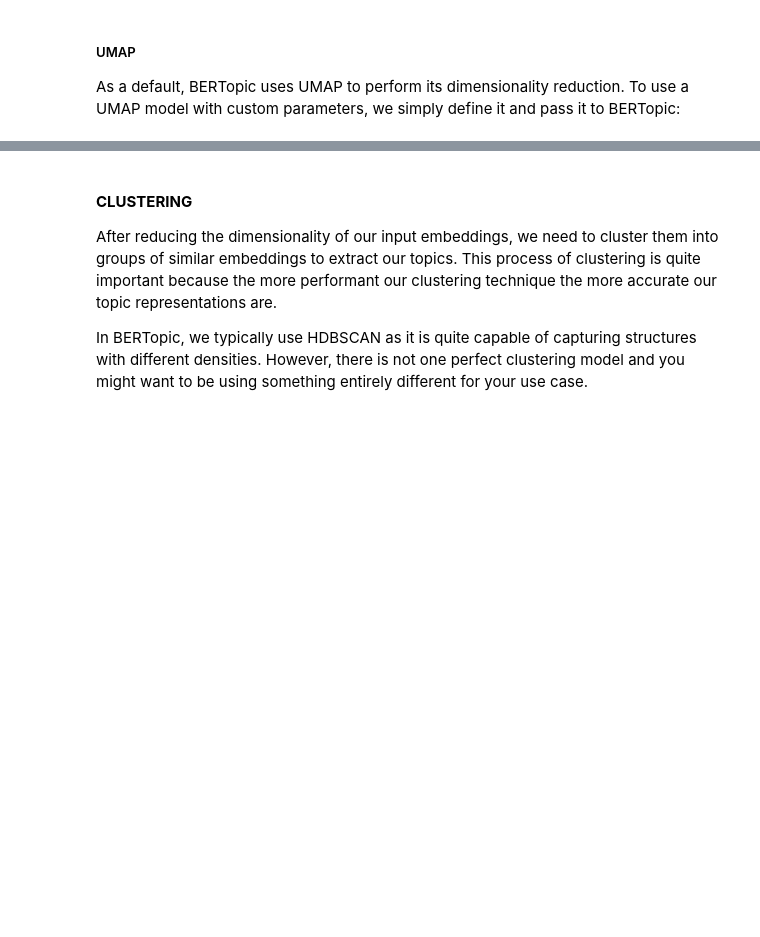
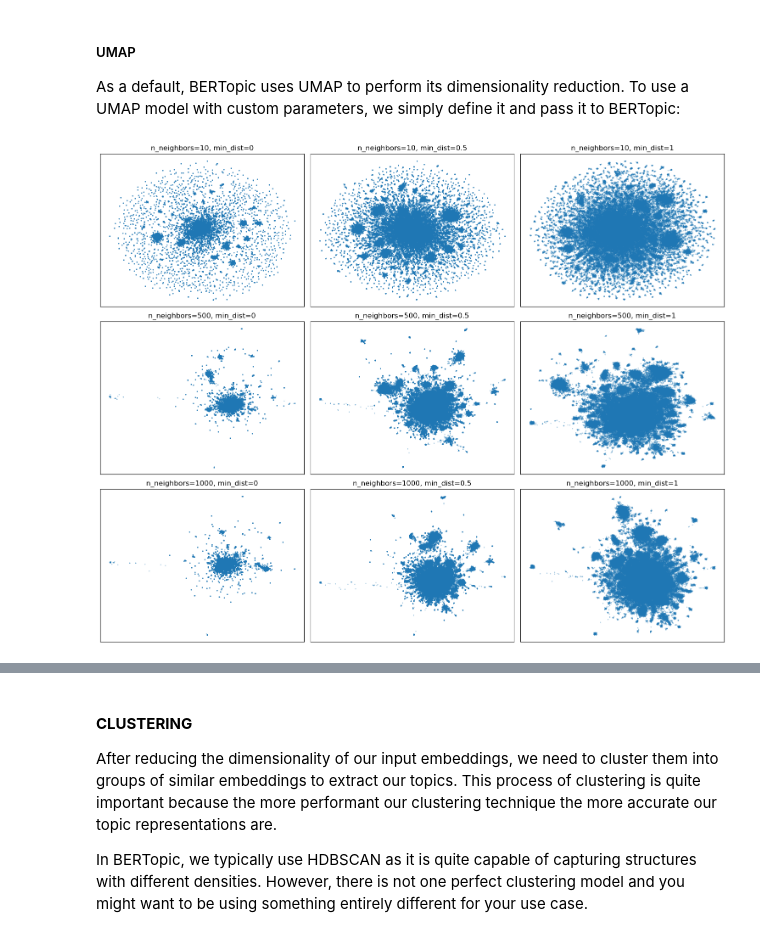
Before and after one commit to mrdcq/patent_project, a Jupyter notebook: berttopic.ipynb, the cells around one changed output, grey strips where cells are left out. Saved outputs shown, nothing was run; the diff lists cells and outputs as text; code cells hidden in the pictures; blank space fills up the shorter version.

```diff
--- a/berttopic.ipynb
+++ b/berttopic.ipynb
@@ -14,5 +40,5 @@ BERTopic starts with transforming our input documents into numerical representat
 https://huggingface.co/spaces/mteb/leaderboard
 FOR BEST EMBEDDING MODELS AS OF NOW
 # %%
-embedding_model = SentenceTransformer("BAAI/bge-base-en-v1.5")
-topic_model = BERTopic(embedding_model=embedding_model)
+embedding_model = SentenceTransformer("allenai-specter")
+embeddings = embedding_model.encode(corpus_cleaned)
@@ -22,17 +46,6 @@ NameError: name 'SentenceTransformer' is not defined
 ##### For custom embeddings:
 
 When documents are too specific for a general pre-trained model to be used.
-# %%
-from sklearn.datasets import fetch_20newsgroups
-
-# Prepare embeddings
-docs = fetch_20newsgroups(subset='all',  remove=('headers', 'footers', 'quotes'))['data']
-sentence_model = SentenceTransformer("all-MiniLM-L6-v2")
-embeddings = sentence_model.encode(docs, show_progress_bar=False)
-
-# Train our topic model using our pre-trained sentence-transformers embeddings
-topic_model = BERTopic()
-topics, probs = topic_model.fit_transform(docs, embeddings)
 # %% [markdown]
 #### **DIMENSIONALITY REDUCTION**
 
@@ -45,3 +58,24 @@ NEED TO OPTIMIZE THE PARAMETERS FOR EACH ; could be interesting to look at the p
 ##### UMAP
 
 As a default, BERTopic uses UMAP to perform its dimensionality reduction. To use a UMAP model with custom parameters, we simply define it and pass it to BERTopic:
+# %%
+n_neighbors_list = [10, 500, 1000]
+min_dist_list = [0, 0.5, 1]
+
+fig, axes = plt.subplots(len(n_neighbors_list), len(min_dist_list), figsize=(15, 12))
+
+for i, n_neighbors in enumerate(n_neighbors_list):
+    for j, min_dist in enumerate(min_dist_list):
+        ax = axes[i, j]
+        reducer = umap.UMAP(n_neighbors=n_neighbors, min_dist=min_dist,
+                            n_components=2, random_state=42)
+        X_umap = reducer.fit_transform(embeddings)
+        sc = ax.scatter(X_umap[:, 0], X_umap[:, 1], s=0.1, cmap='Spectral')
+        ax.set_title(f"n_neighbors={n_neighbors}, min_dist={min_dist}")
+        ax.set_xticks([])
+        ax.set_yticks([])
+
+plt.tight_layout()
+plt.show()
+# %% [output]
+[figure, added]
```
Also changed, not shown: parts of 19 cells of this notebook.
